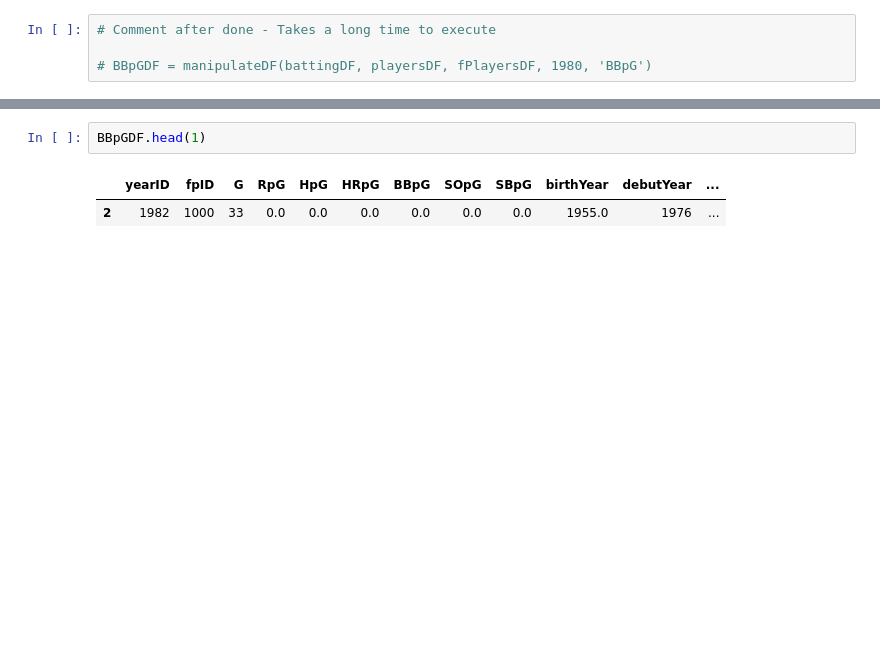
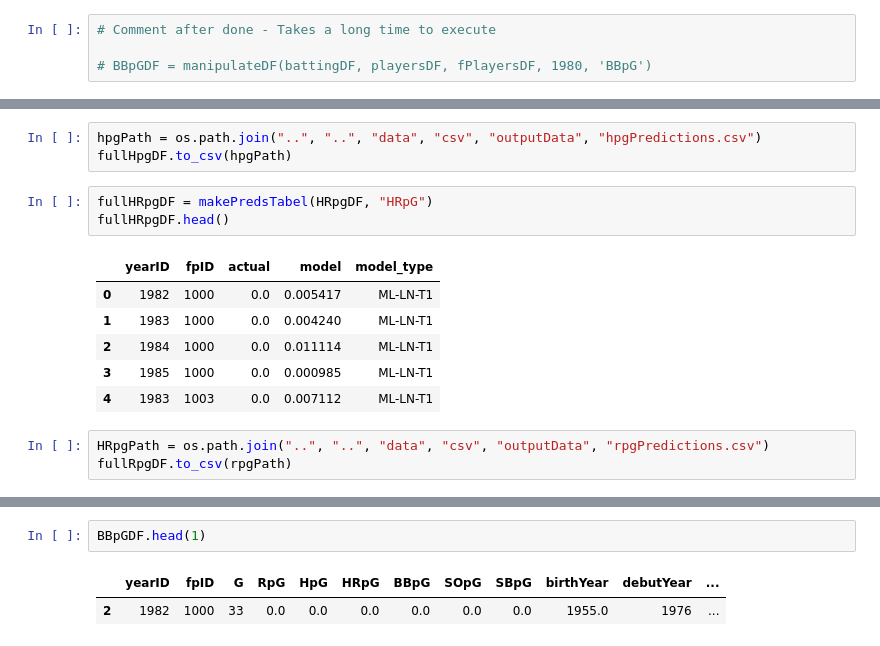
Before and after one commit to abasaltr/Baseball_Learning, a Jupyter notebook: baseball-v1/sandbox/nick/PlayerBattingMLFunction.ipynb, the cells around one changed output, grey strips where cells are left out. Saved outputs shown, nothing was run; the diff lists cells and outputs as text; blank space fills up the shorter version.

Commit message:
player prediction files added to outputData folder

```diff
--- a/baseball-v1/sandbox/nick/PlayerBattingMLFunction.ipynb
+++ b/baseball-v1/sandbox/nick/PlayerBattingMLFunction.ipynb
@@ -326,0 +548,16 @@ y-axis intercept:  10.035742642189946
+# %%
+hpgPath = os.path.join("..", "..", "data", "csv", "outputData", "hpgPredictions.csv")
+fullHpgDF.to_csv(hpgPath)
+# %%
+fullHRpgDF = makePredsTabel(HRpgDF, "HRpG")
+fullHRpgDF.head()
+# %% [output]
+|  | yearID | fpID | actual | model | model_type |
+| 0 | 1982 | 1000 | 0.0 | 0.005417 | ML-LN-T1 |
+| 1 | 1983 | 1000 | 0.0 | 0.004240 | ML-LN-T1 |
+| 2 | 1984 | 1000 | 0.0 | 0.011114 | ML-LN-T1 |
+| 3 | 1985 | 1000 | 0.0 | 0.000985 | ML-LN-T1 |
+| 4 | 1983 | 1003 | 0.0 | 0.007112 | ML-LN-T1 |
+# %%
+HRpgPath = os.path.join("..", "..", "data", "csv", "outputData", "rpgPredictions.csv")
+fullRpgDF.to_csv(rpgPath)
```
Also changed, not shown: parts of 10 cells of this notebook, 4 other files.
